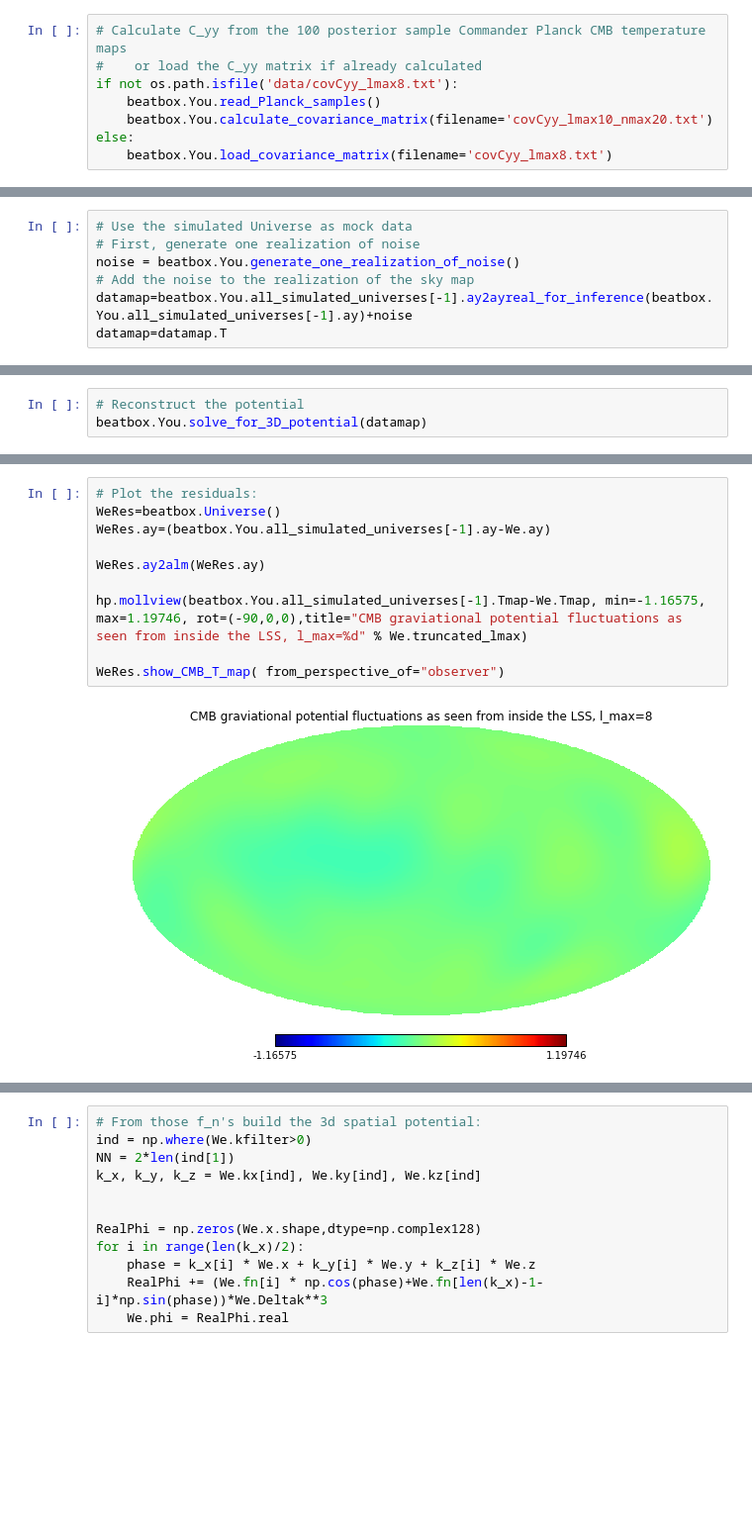
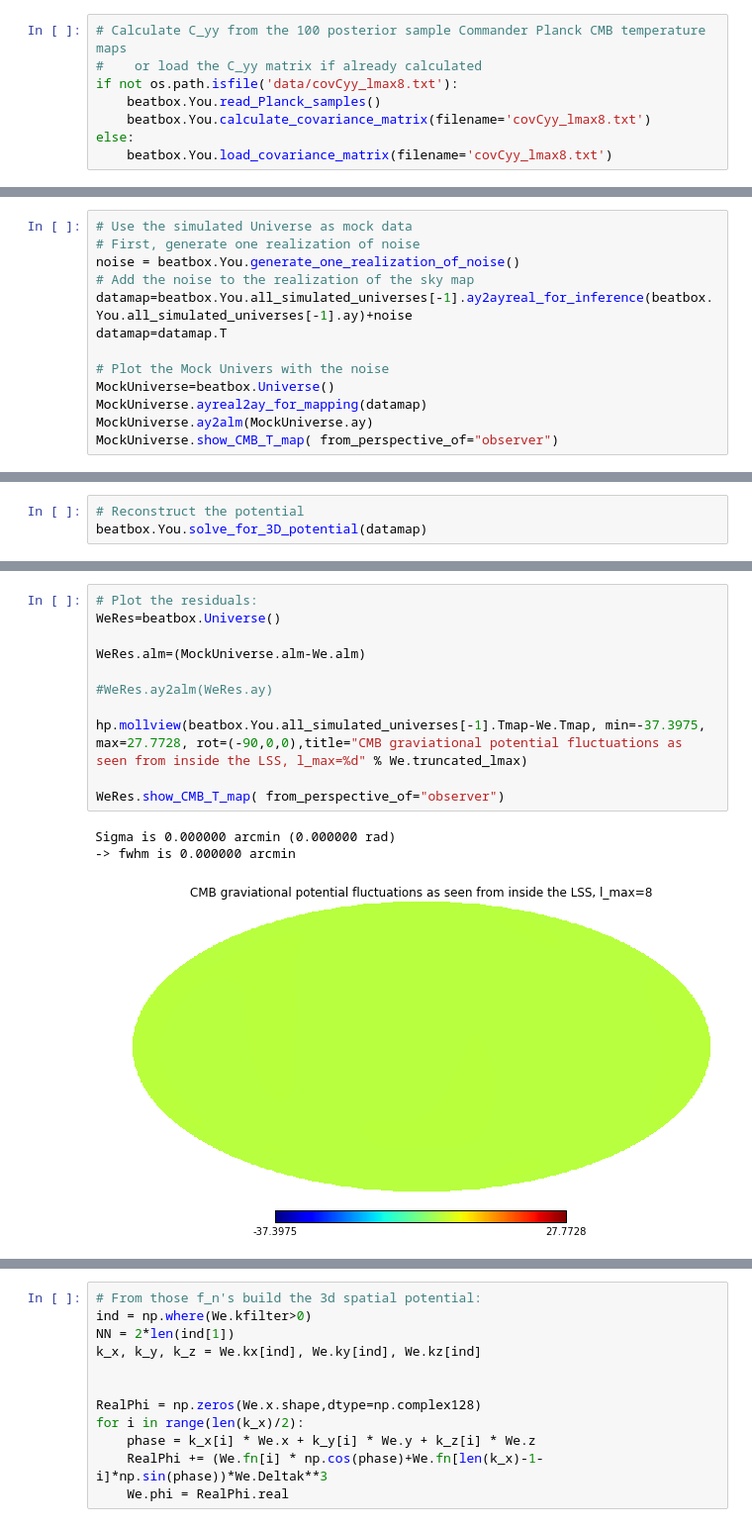
Before and after one commit to LaurencePeanuts/Music, a Jupyter notebook: Reconstruction_Demo.ipynb, the cells around one changed output, grey strips where cells are left out. Shown at 99% size. Saved outputs shown, nothing was run; the diff lists cells and outputs as text; blank space fills up the shorter version.

```diff
--- a/Reconstruction_Demo.ipynb
+++ b/Reconstruction_Demo.ipynb
@@ -39,7 +46,7 @@ Sigma is 0.000000 arcmin (0.000000 rad)
 #    or load the C_yy matrix if already calculated
 if not os.path.isfile('data/covCyy_lmax8.txt'):
     beatbox.You.read_Planck_samples()
-    beatbox.You.calculate_covariance_matrix(filename='covCyy_lmax10_nmax20.txt')
+    beatbox.You.calculate_covariance_matrix(filename='covCyy_lmax8.txt')
 else:
     beatbox.You.load_covariance_matrix(filename='covCyy_lmax8.txt')
 # %%
@@ -75,3 +59,9 @@ noise = beatbox.You.generate_one_realization_of_noise()
 # Add the noise to the realization of the sky map
 datamap=beatbox.You.all_simulated_universes[-1].ay2ayreal_for_inference(beatbox.You.all_simulated_universes[-1].ay)+noise
 datamap=datamap.T
+
+# Plot the Mock Univers with the noise
+MockUniverse=beatbox.Universe()
+MockUniverse.ayreal2ay_for_mapping(datamap)
+MockUniverse.ay2alm(MockUniverse.ay)
+MockUniverse.show_CMB_T_map( from_perspective_of="observer")
@@ -91,12 +85,15 @@ Sigma is 0.000000 arcmin (0.000000 rad)
 # %%
 # Plot the residuals:
 WeRes=beatbox.Universe()
-WeRes.ay=(beatbox.You.all_simulated_universes[-1].ay-We.ay)
 
-WeRes.ay2alm(WeRes.ay)
+WeRes.alm=(MockUniverse.alm-We.alm)
 
-hp.mollview(beatbox.You.all_simulated_universes[-1].Tmap-We.Tmap, min=-1.16575, max=1.19746, rot=(-90,0,0),title="CMB graviational potential fluctuations as seen from inside the LSS, l_max=%d" % We.truncated_lmax)
+#WeRes.ay2alm(WeRes.ay)
+
+hp.mollview(beatbox.You.all_simulated_universes[-1].Tmap-We.Tmap, min=-37.3975, max=27.7728, rot=(-90,0,0),title="CMB graviational potential fluctuations as seen from inside the LSS, l_max=%d" % We.truncated_lmax)
 
 WeRes.show_CMB_T_map( from_perspective_of="observer")
 # %% [output]
+Sigma is 0.000000 arcmin (0.000000 rad)
+-> fwhm is 0.000000 arcmin
-[figure, old version]
+[figure, new version]
```
Also changed, not shown: parts of 53 cells of this notebook, 16 other files.
